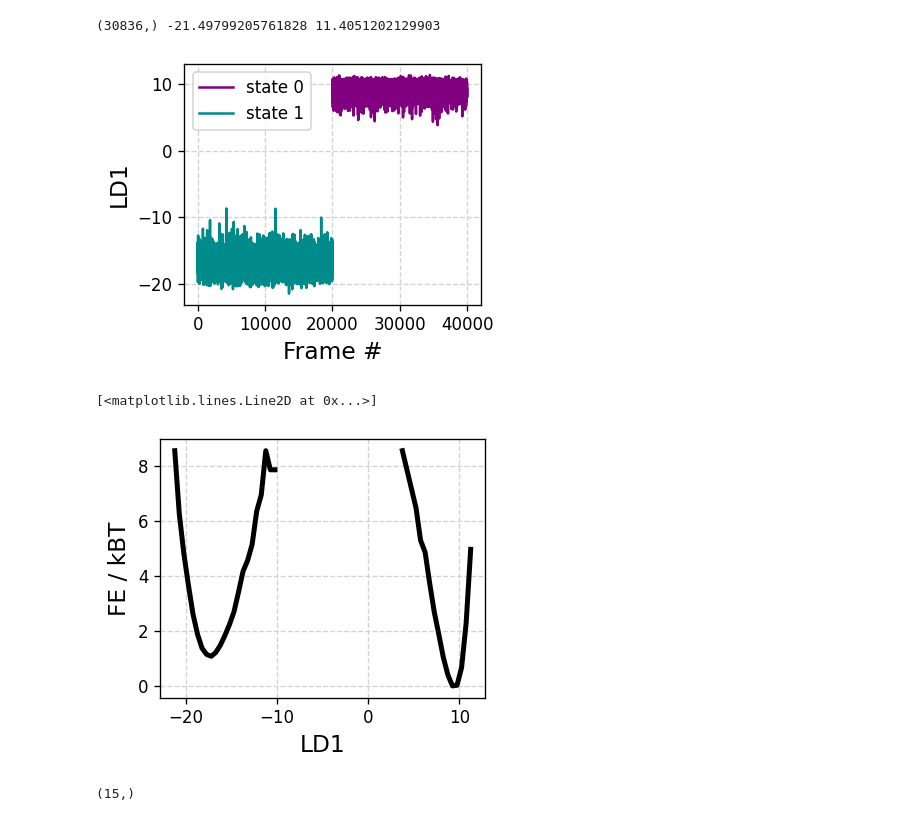
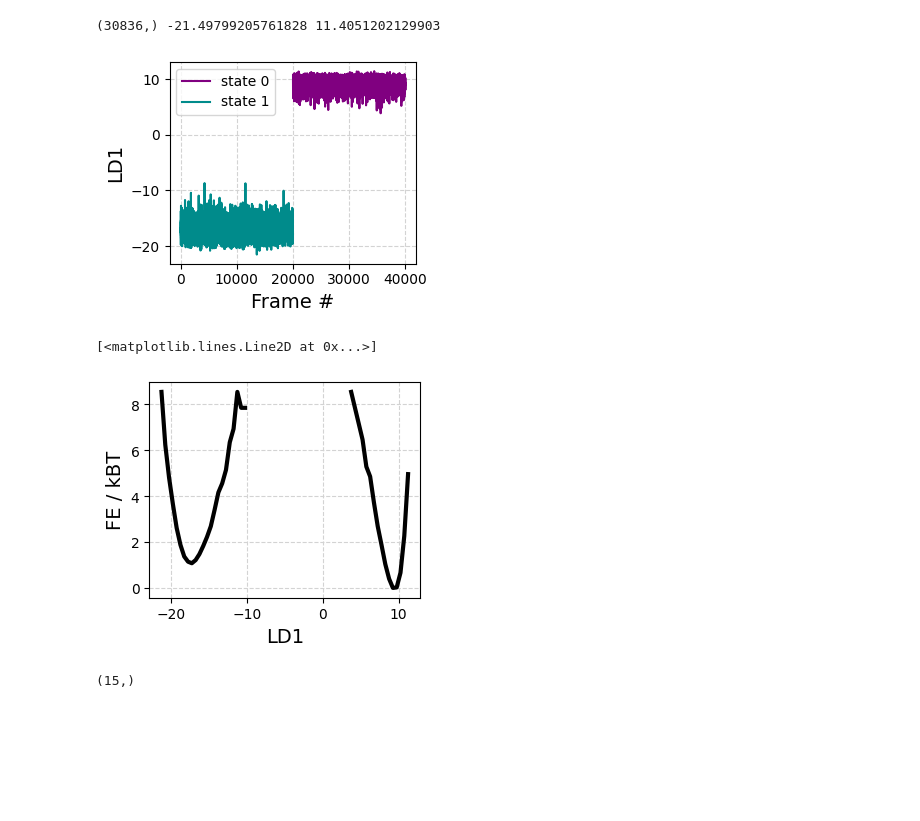
Before and after one commit to hocky-research-group/ShapeGMM_tutorial_2025, a Jupyter notebook: analyze_data/Part1_Clustering_LDA.ipynb, the cells around one changed output. Cells and saved outputs as stored; diff of their text form; code cells hidden in the pictures; blank space fills up the shorter version.

```diff
--- a/analyze_data/Part1_Clustering_LDA.ipynb
+++ b/analyze_data/Part1_Clustering_LDA.ipynb
@@ -229,8 +230,8 @@ print(global_aligned_traj.shape)
 # %% [markdown]
 ## extract frames from state 0 and 1 using globally aligned trajectory
 # %%
-c0_indx = [x[0] for x in np.argwhere(comp_ids_ == 0)]
-c1_indx = [x[0] for x in np.argwhere(comp_ids_ == 1)]
+c0_indx = np.argwhere(cluster_ids_==0)[:,0]
+c1_indx = np.argwhere(cluster_ids_==1)[:,0]
 
 print(len(c0_indx))
 print(len(c1_indx))
@@ -241,12 +242,12 @@ print(len(c1_indx))
 c0_frames = global_aligned_traj[c0_indx]
 c1_frames = global_aligned_traj[c1_indx]
 
-comb_frames = np.concatenate([c0_frames, c1_frames], axis=0)
-print(comb_frames.shape)
+combined_frames = np.concatenate([c0_frames, c1_frames], axis=0)
+print(combined_frames.shape)
 # %% [output]
 (30836, 5, 3)
 # %%
-labels = np.concatenate([comp_ids_[c0_indx], comp_ids_[c1_indx]], axis=0)
+labels = np.concatenate([cluster_ids_[c0_indx], cluster_ids_[c1_indx]], axis=0)
 print(labels.shape)
 # %% [output]
 (30836,)
@@ -257,29 +258,29 @@ print(labels.shape)
 lda = WL.WeightedLDA()
 
 # fit
-lda.fit(comb_frames.reshape(comb_frames.shape[0], comb_frames.shape[1]*3), labels)
+lda.fit(combined_frames.reshape(-1, combined_frames.shape[1]*3), labels)
 
 # tranform
-ld1 = lda.transform(comb_frames.reshape(comb_frames.shape[0], comb_frames.shape[1]*3))[:,0]
+ld1 = lda.transform(combined_frames.reshape(-1, combined_frames.shape[1]*3))[:,0]
 # %%
 print(ld1.shape, min(ld1), max(ld1))
 # %% [output]
 (30836,) -21.49799205761828 11.4051202129903
 # %%
-plt.figure(figsize=(3.5,2.8), dpi=120)
+plt.figure(figsize=(3.5,2.8))
 plt.grid(axis="both", which="major", linestyle="--", color="lightgrey")
 plt.xlabel("Frame #", fontsize=14)
 plt.ylabel("LD1", fontsize=14)
 
 #NOTE, state 2 is intermixed
 
 plt.plot(c0_indx, ld1[:len(c0_indx)], color='purple', lw=1.5, ls='-', label='state 0')
 plt.plot(c1_indx, ld1[len(c0_indx):], color='darkcyan', lw=1.5, ls='-', label='state 1')
 plt.legend()
 plt.tight_layout()
 plt.savefig(os.path.join(output_folder,"frame_ld1_values.pdf"))
 # %% [output]
-[figure, old version]
+[figure, new version]
 # %%
 ld_range = [-25,15]
 nbins = 80
@@ -290,14 +291,14 @@ hist, bins = np.histogram(ld1, range=ld_range, bins=nbins, density=True)
 fe = -np.log(hist)
 grids = (bins[:-1] + bins[1:])/2
 
-plt.figure(figsize=(3.5,2.8), dpi=120)
+plt.figure(figsize=(3.5,2.8))
 plt.grid(axis="both", which="major", linestyle="--", color="lightgrey")
 plt.xlabel("LD1", fontsize=14)
 plt.ylabel("FE / kBT", fontsize=14)
 plt.plot(grids, fe-fe.min(), 'k-', lw=3.0)
 # %% [output]
 [<matplotlib.lines.Line2D at 0x...>]
-[figure, old version]
+[figure, new version]
 # %%
 # save lda coefficients
 print(lda.scalings_[:,0].shape)
```
Also changed, not shown: parts of 9 cells of this notebook.
